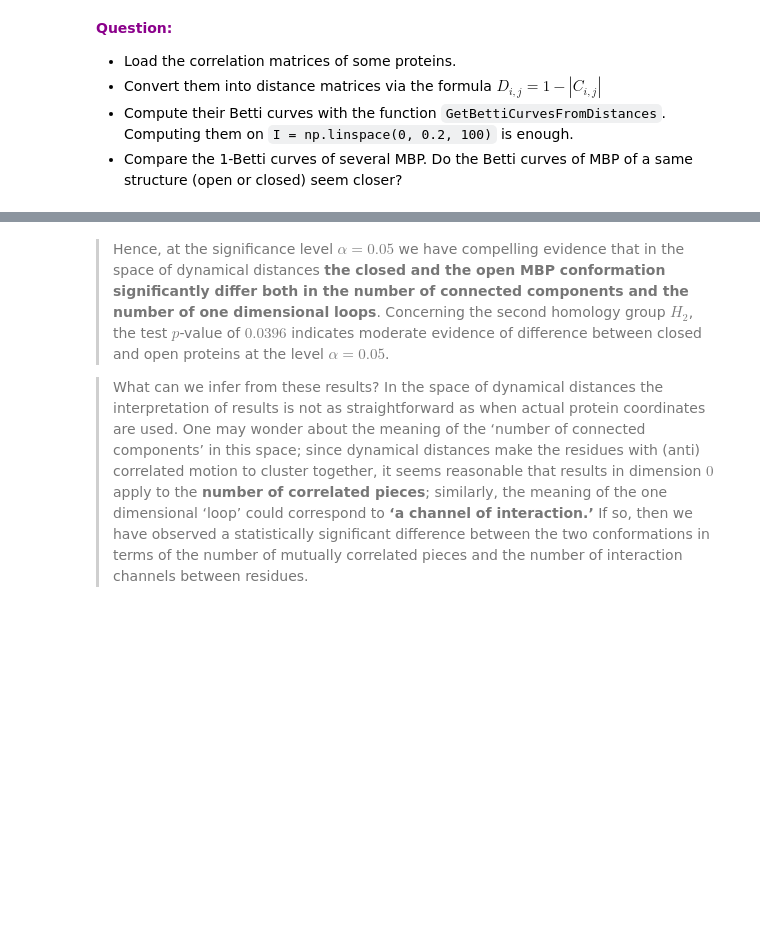
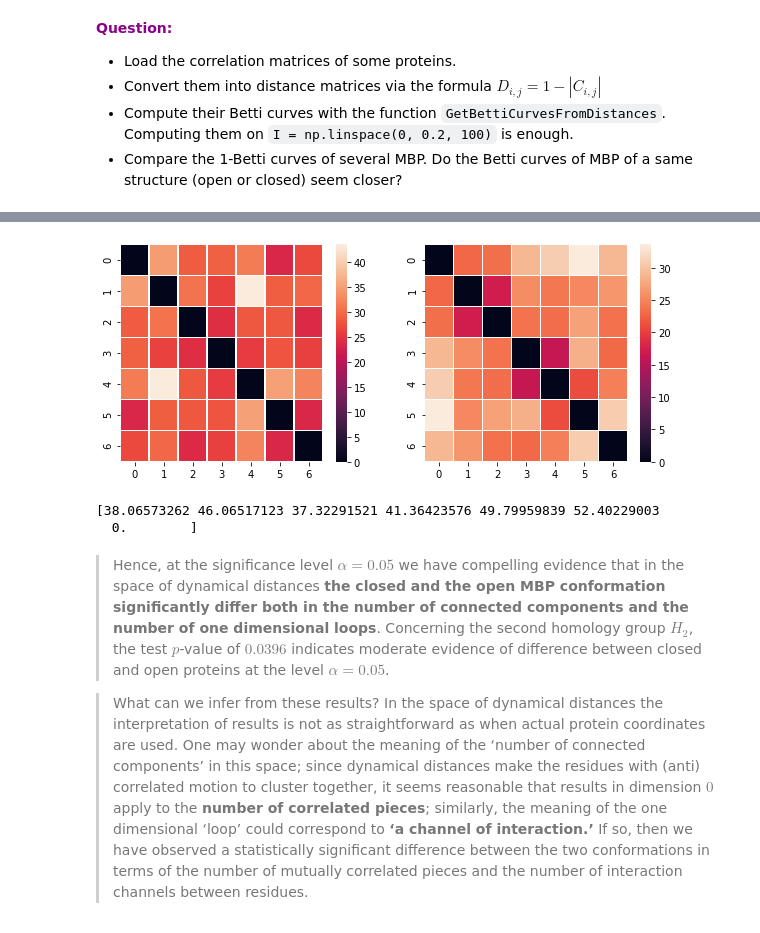
Before and after one commit to lucasmoschen/topological-data-analysis, a Jupyter notebook: tutorials/tutorial-2.ipynb, the cells around one changed output, grey strips where cells are left out. Cells and saved outputs as stored; diff of their text form; code cells hidden in the pictures; blank space fills up the shorter version.

```diff
--- a/tutorials/tutorial-2.ipynb
+++ b/tutorials/tutorial-2.ipynb
@@ -604,3 +626,45 @@ np.shape(corr)
+# %%
+def compare_proteins(proteins: list):
+
+    curves_closed = []
+    I = np.linspace(0, 0.2,100)
+    for i in proteins:
+        corr = OpenDatasetEx46(i, 'closed')
+        dist = 1-np.abs(corr)
+        curves_closed.append(GetBettiCurvesFromDistances(dist, I, dim = 2))
+
+    curves_open = []
+    for i in proteins:
+        corr = OpenDatasetEx46(i, 'open')
+        dist = 1-np.abs(corr)
+        curves_open.append(GetBettiCurvesFromDistances(dist, I, dim = 2))
+
+    dist_closed = np.zeros(shape = (len(proteins), len(proteins)))
+    dist_open = np.zeros(shape = (len(proteins), len(proteins)))
+    dist_proteins = np.zeros(shape = (len(proteins),))
+
+
+    for i in range(len(proteins)-1):
+        for j in range(i+1,len(proteins)):
+            dist_closed[i,j] = dist_closed[j,i] = np.linalg.norm(curves_closed[i][1] - curves_closed[j][1])
+            dist_open[i,j] = dist_open[j,i] = np.linalg.norm(curves_open[i][1] - curves_open[j][1])
+        dist_proteins[i] = np.linalg.norm(curves_open[i][1] - curves_closed[i][1])
+
+    return dist_closed, dist_open, dist_proteins
+# %%
+protein_closed, protein_open, same_protein = compare_proteins([1,2,3,4,5,6,7])
+# %%
+fig, ax = plt.subplots(1,2, figsize = (10,4))
+sns.heatmap(protein_closed, linewidth=0.5,ax=ax[0])
+sns.heatmap(protein_open, linewidth=0.5,ax=ax[1])
+plt.show()
+# %% [output]
+[figure, added]
+# %%
+print(same_protein)
+# %% [output]
+[38.06573262 46.06517123 37.32291521 41.36423576 49.79959839 52.40229003
+  0.        ]
 # %% [markdown]
 > Hence, at the significance level $\alpha = 0.05$ we have compelling evidence that in the space of dynamical distances **the closed and
 the open MBP conformation significantly differ both in the number of connected components
```
Also changed, not shown: parts of 17 cells of this notebook, 1 other file.
